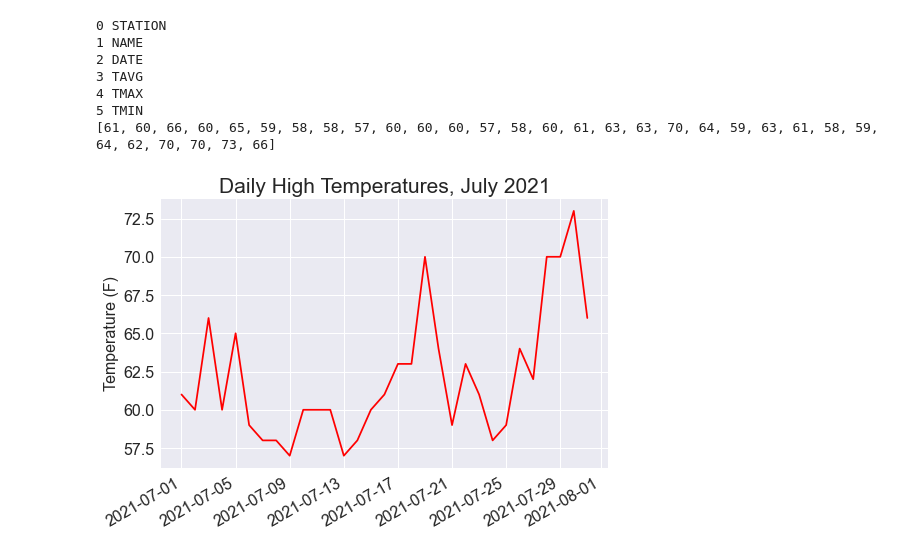
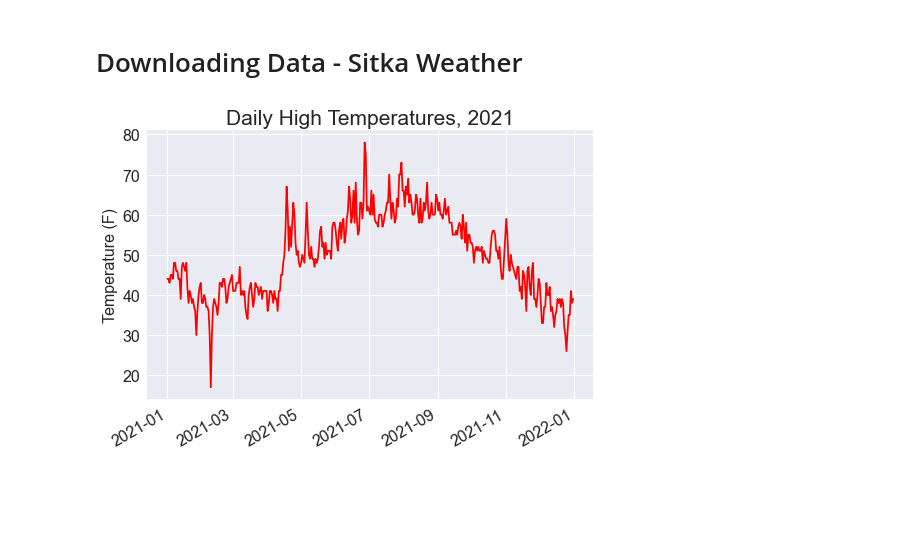
Before and after one commit to fidelysla/data_visualization, a Jupyter notebook: sitka_weather.ipynb, the cells around one changed output. Cells and saved outputs as stored; diff of their text form; code cells hidden in the pictures; blank space fills up the shorter version.

Commit message:
update file sitka file and upload new data file

```diff
--- a/sitka_weather.ipynb
+++ b/sitka_weather.ipynb
@@ -1,3 +1,5 @@
+# %% [markdown]
+# Downloading Data - Sitka Weather
 # %%
 # sitka_highs.py
 
@@ -6,47 +8,40 @@ import csv
 from datetime import datetime
 import matplotlib.pyplot as plt
 
-path = Path('weather_data/sitka_weather_07-2021_simple.csv')
+path = Path('weather_data/sitka_weather_2021_simple.csv')
 lines = path.read_text().splitlines()
 reader = csv.reader(lines)
 header_row = next(reader)
 
 # print(header_row)
 
-for index, column_header in enumerate(header_row):
-    print(index, column_header)
+# for index, column_header in enumerate(header_row):
+#     print(index, column_header)
 
 # Extract dates and high temperatures.
 dates, highs = [], []
 
 for row in reader:
     current_date = datetime.strptime(row[2], '%Y-%m-%d')
     high = int(row[4])
     dates.append(current_date)
     highs.append(high)
 
-print(highs)
+# print(highs)
 
 # Plot the high temperatures.
 plt.style.use('seaborn-v0_8')
 
 fig, ax = plt.subplots()
 ax.plot(dates, highs, color='red')
 
 # Format plot.
-ax.set_title("Daily High Temperatures, July 2021", fontsize=21)
+ax.set_title("Daily High Temperatures, 2021", fontsize=21)
 ax.set_xlabel('', fontsize=16)
 fig.autofmt_xdate()  # Draws date labels diagonally to prevent overlap.
 ax.set_ylabel("Temperature (F)", fontsize=16)
 ax.tick_params(labelsize=16)
 
 plt.show()
 # %% [output]
-0 STATION
-1 NAME
-2 DATE
-3 TAVG
-4 TMAX
-5 TMIN
-[61, 60, 66, 60, 65, 59, 58, 58, 57, 60, 60, 60, 57, 58, 60, 61, 63, 63, 70, 64, 59, 63, 61, 58, 59, 64, 62, 70, 70, 73, 66]
-[figure, old version]
+[figure, new version]
```
Also changed, not shown: parts of 1 cell of this notebook, 1 other file.
